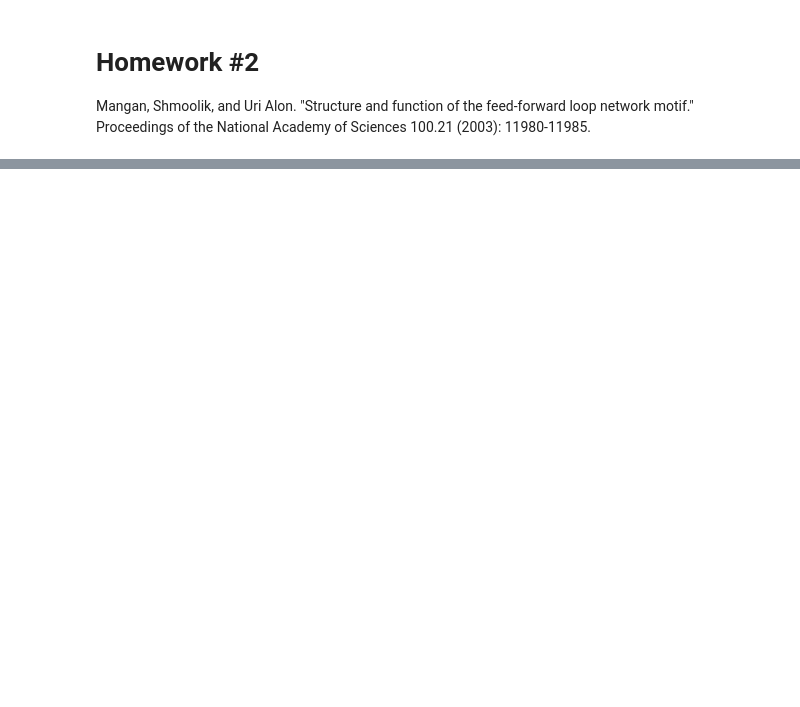
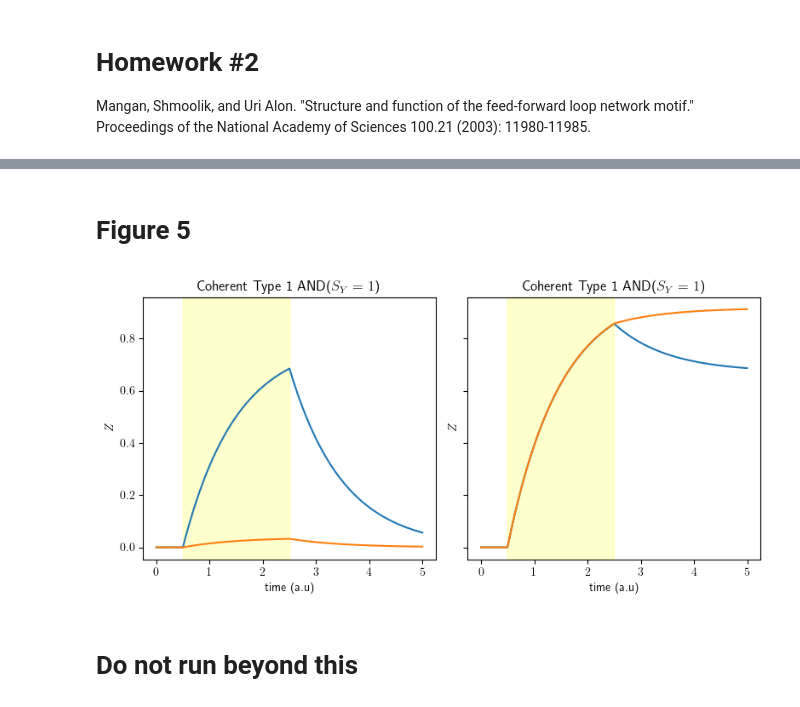
Before and after one commit to akshaysanjeevk/SysBio-course, a Jupyter notebook: HW-1-2-FFL/hw2-submission.ipynb, the cells around one changed output, grey strips where cells are left out. Saved outputs shown, nothing was run; the diff lists cells and outputs as text; code cells hidden in the pictures; blank space fills up the shorter version.

Commit message:
HW-1-2-model completed. fine tune the parameters

```diff
--- a/HW-1-2-FFL/hw2-submission.ipynb
+++ b/HW-1-2-FFL/hw2-submission.ipynb
@@ -89,0 +255,65 @@ plt.show()
+# %% [markdown]
+# Figure 5
+# %%
+%run utilfns.py
+
+#Modify the parameters, update the dictionary.
+fig5a = {
+    'header':'Coherent Type 1 AND($S_Y=1$)',
+    'gate':'AND',
+    'regXY':'act',
+    'regXZ':'act',
+    'regYZ':'act',
+    'H': 2,
+    'Kxz':.1,
+    'Kyz':None, #[0.5, 5]
+    'Kxy':.5,
+    'By':0,
+    'Cy': 1,
+    'Ay': 1,
+    'Bz': 0,
+    'Cz': 1,
+    'Az': 1,
+    'tTotal': 5,
+    'xWidth': 2,
+    'yWidth': 5,
+}
+fig5b = {
+    'header':'Coherent Type 1 AND($S_Y=1$)',
+    'gate':'OR',
+    'regXY':'act',
+    'regXZ':'act',
+    'regYZ':'act',
+    'H': 2,
+    'Kxz':.1,
+    'Kyz':None, #[0.7, 0.3]
+    'Kxy':.5,
+    'By':0,
+    'Cy': 1,
+    'Ay': 1,
+    'Bz': 0,
+    'Cz': 1,
+    'Az': 1,
+    'tTotal': 5,
+    'xWidth': 2,
+    'yWidth': 5,
+}
+fig5, ax5 = plt.subplots(1, 2, figsize=(8,4), sharey=True)
+Kyz_a = [.5, 5]
+for kyza_i in Kyz_a:
+    fig5a['Kyz'] = kyza_i
+    subplotGenr(fig5a, [0, 0], ax5[0])
+
+Kyz_b = [.7, .3]
+for kyzb_i in Kyz_b:
+    fig5b['Kyz'] = kyzb_i
+    subplotGenr(fig5b, [0, 0], ax5[1])
+
+
+plt.tight_layout()
+plt.savefig('fig5.png', dpi=450)
+plt.show()
+# %% [output]
+[figure, added]
+# %% [markdown]
+# Do not run beyond this
```
Also changed, not shown: parts of 9 cells of this notebook, 7 other files.
